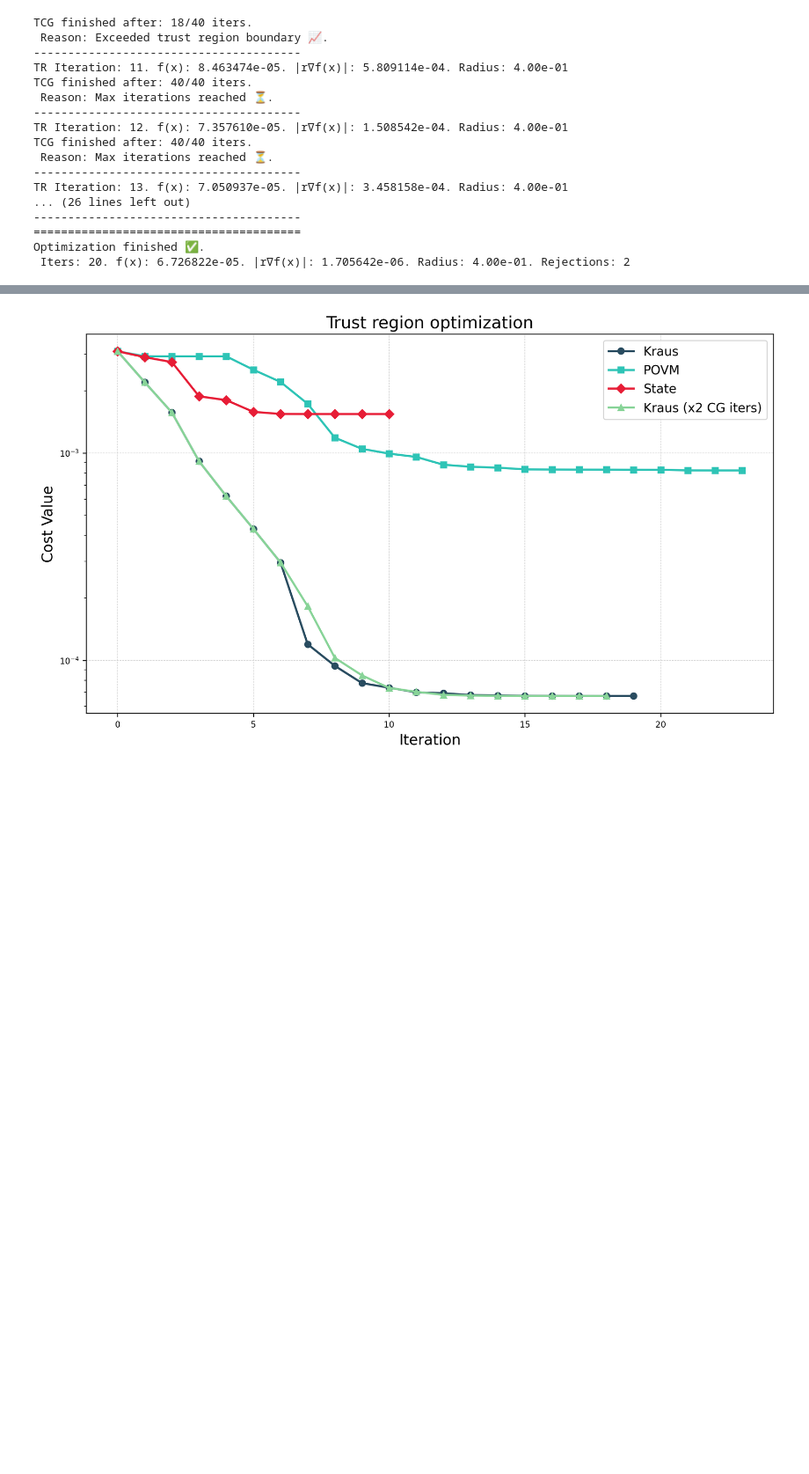
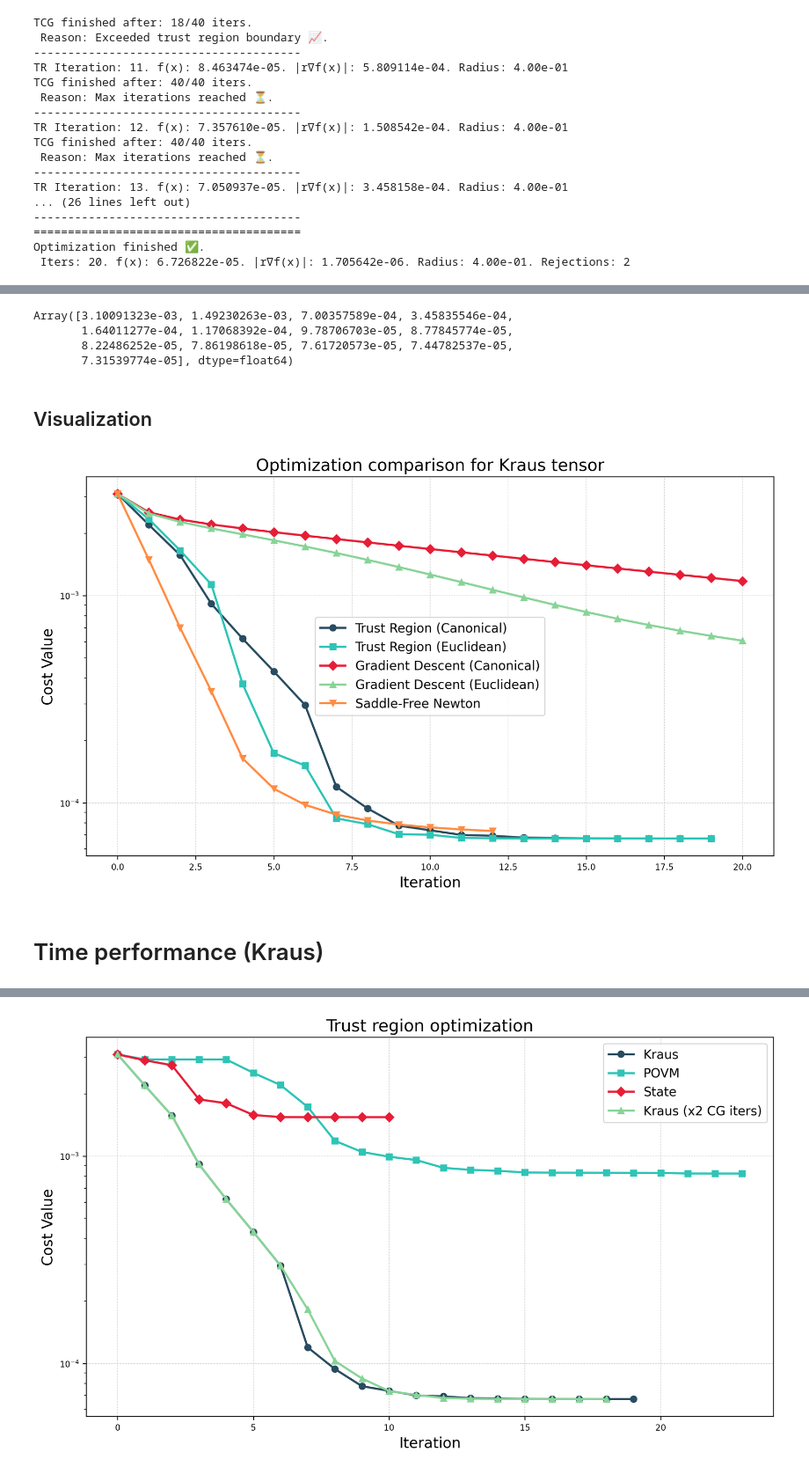
Before and after one commit to EmilianoG-byte/iqm-benchmarks, a Jupyter notebook: playground/hessian/trust_region.ipynb, the cells around one changed output, grey strips where cells are left out. Shown at 88% size. Cells and saved outputs as stored; diff of their text form; code cells hidden in the pictures; blank space fills up the shorter version.

```diff
--- a/playground/hessian/trust_region.ipynb
+++ b/playground/hessian/trust_region.ipynb
@@ -1011,0 +1148,10 @@ Optimization finished ✅.
+# %%
+x_optimized_kraus_gds_euclidean, x_array_optimized_kraus_gds_euclidean, cost_fx_optimized_kraus_gds_euclidean = gradient_descent_kraus(
+    x_init=kraus_tensor_init_jax,
+    cost_fn=cost_fn_kraus,
+    init_step=1.0,
+    num_iterations=20,
+    cost_fn_kwargs=cost_fn_kwargs_kraus,
+    metric="euclidean",
+    verbose=False,
+)
@@ -1011,0 +1180,7 @@ Optimization finished ✅.
+# %%
+x_optimized_kraus_sfn, x_array_optimized_kraus_sfn, cost_fx_optimized_kraus_sfn = sf_newton_kraus(
+    x_init=kraus_tensor_init_jax,
+    cost_fn=cost_fn_kraus,
+    num_iterations=2,
+    cost_fn_kwargs=cost_fn_kwargs_kraus,
+)
@@ -1011,0 +1195,7 @@ Optimization finished ✅.
+# %%
+x_optimized_kraus_sfn_2, x_array_optimized_kraus_sfn_2, cost_fx_optimized_kraus_sfn_2 = sf_newton_kraus(
+    x_init=x_optimized_kraus_sfn,
+    cost_fn=cost_fn_kraus,
+    num_iterations=10,
+    cost_fn_kwargs=cost_fn_kwargs_kraus,
+)
@@ -1011,0 +1214,19 @@ Optimization finished ✅.
+# %%
+cost_fx_optimized_kraus_sfn_total = jnp.hstack((cost_fx_optimized_kraus_sfn[:-1], cost_fx_optimized_kraus_sfn_2)).reshape(-1)
+cost_fx_optimized_kraus_sfn_total
+# %% [output]
+Array([3.10091323e-03, 1.49230263e-03, 7.00357589e-04, 3.45835546e-04,
+       1.64011277e-04, 1.17068392e-04, 9.78706703e-05, 8.77845774e-05,
+       8.22486252e-05, 7.86198618e-05, 7.61720573e-05, 7.44782537e-05,
+       7.31539774e-05], dtype=float64)
+# %% [markdown]
+## Visualization
+# %%
+title_kraus = "Optimization comparison for Kraus tensor"
+cost_array_all = [cost_kraus_fx_optimized, cost_kraus_fx_optimized_euc, cost_fx_optimized_kraus_gds, cost_fx_optimized_kraus_gds_euclidean, cost_fx_optimized_kraus_sfn_total]
+labels_kraus = ["Trust Region (Canonical)", "Trust Region (Euclidean)","Gradient Descent (Canonical)", "Gradient Descent (Euclidean)", "Saddle-Free Newton"]
+plot_cost_function(cost_array=cost_array_all, title=title_kraus, labels=labels_kraus)
+# %% [output]
+[figure, added]
+# %% [markdown]
+# Time performance (Kraus)
```
Also changed, not shown: parts of 55 cells of this notebook.
